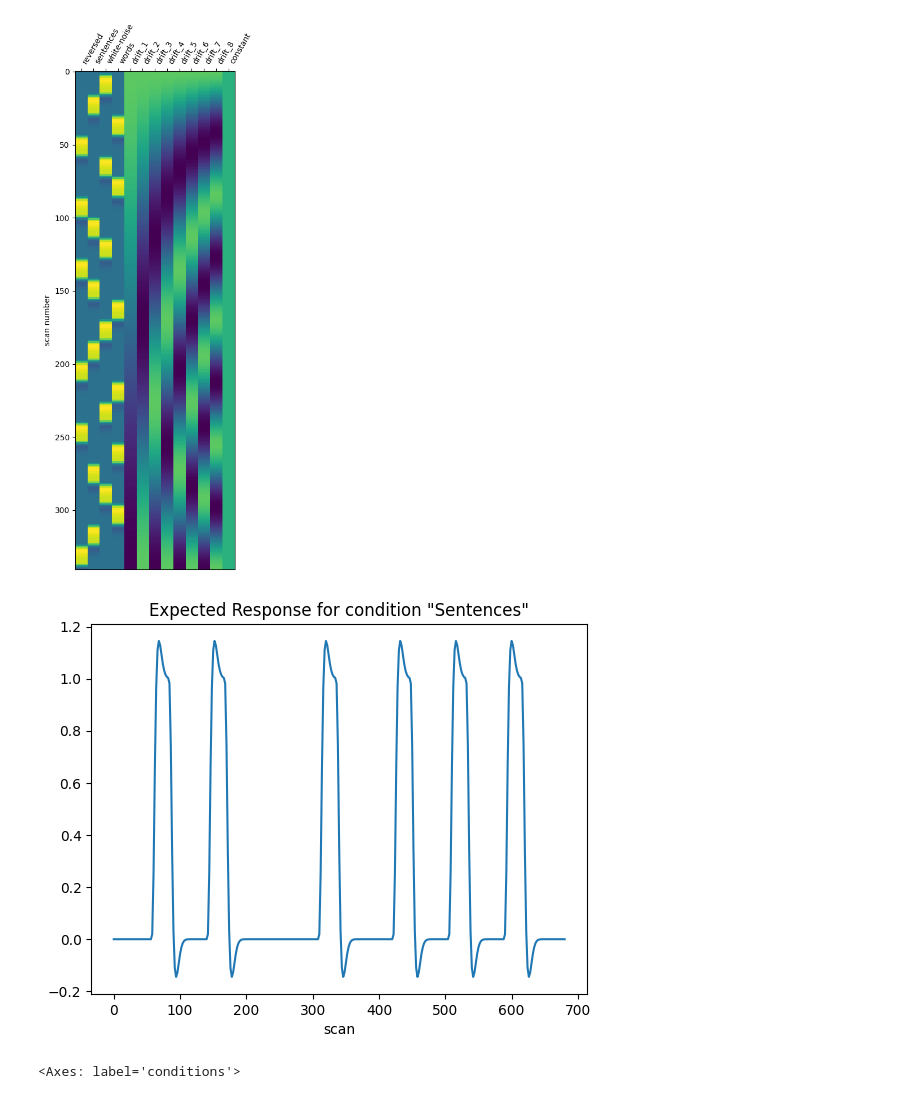
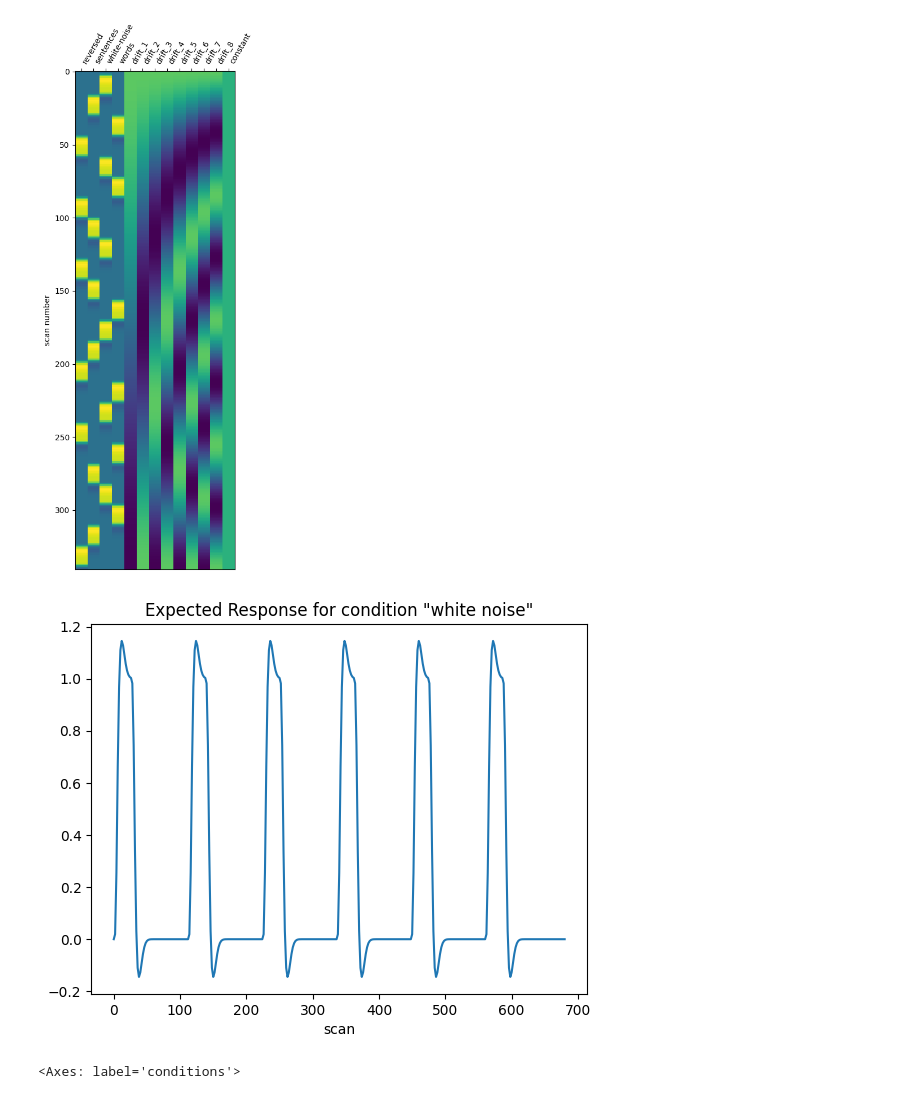
Before and after one commit to Reuben-Stephen-John/GCN-Analysis-Diagnosis-for-Schizophrenia-, a Jupyter notebook: glm_test.ipynb, the cells around one changed output. Drawn from its saved outputs; the diff is of its cells as text; code cells hidden in the pictures.

```diff
--- a/glm_test.ipynb
+++ b/glm_test.ipynb
@@ -96,15 +96,15 @@ plt.show()
 # %% [output]
 [figure]
 # %%
-plt.plot(design_matrix['words'])
+# plt.plot(design_matrix['words'])
 # plt.plot(design_matrix['reversed'])
 # plt.plot(design_matrix['sentences'])
-# plt.plot(design_matrix['white-noise'])
+plt.plot(design_matrix['white-noise'])
 plt.xlabel('scan')
-plt.title('Expected Response for condition "Sentences"')
+plt.title('Expected Response for condition "white noise"')
 plt.show()
 # %% [output]
-[figure, old version]
+[figure, new version]
 # %%
 conditions = {
     'active - Reversed': np.array([1., 0., 0., 0., 0., 0., 0., 0., 0., 0., 0., 0., 0.]),
```
Also changed, not shown: parts of 8 cells of this notebook, 23 other files.
